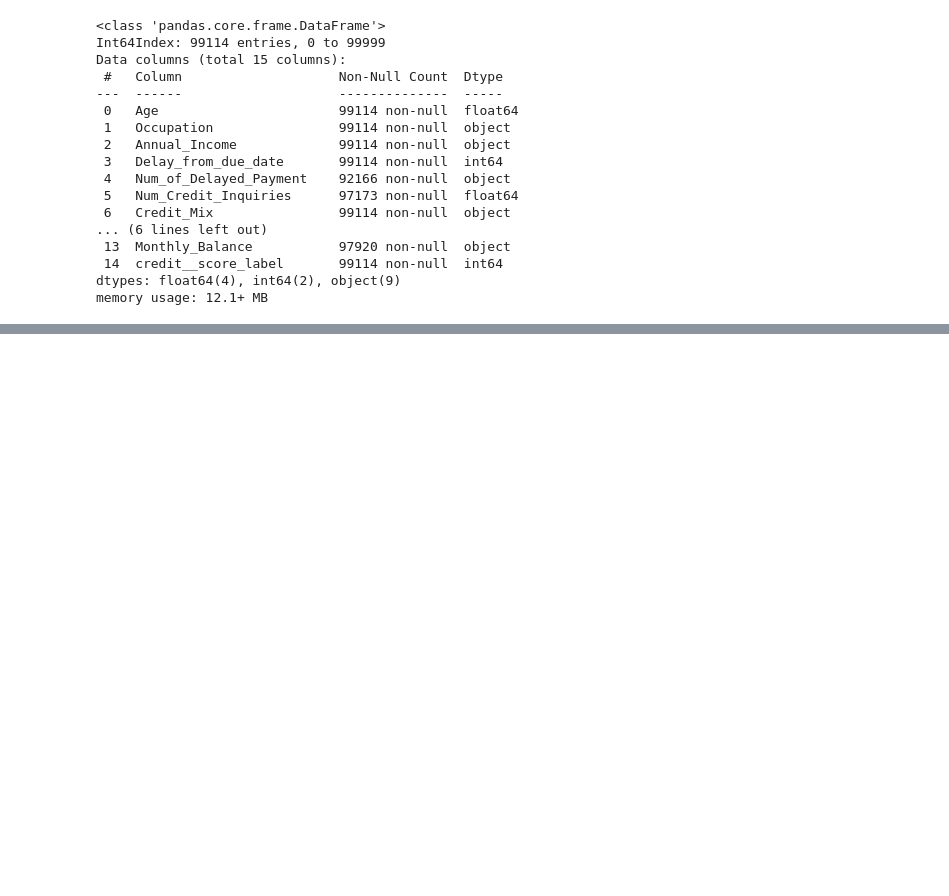
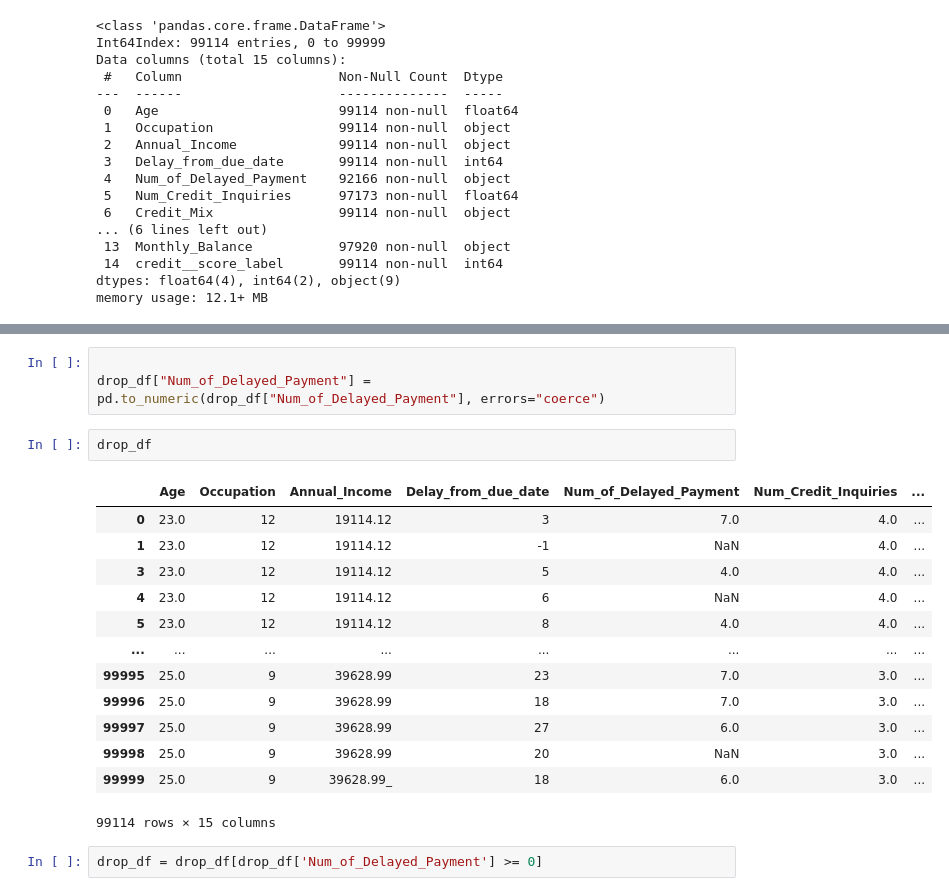
Before and after one commit to 80396-B2/Credit_Score_Prediction, a Jupyter notebook: main.ipynb, the cells around one changed output, grey strips where cells are left out. Saved outputs shown, nothing was run; the diff lists cells and outputs as text; blank space fills up the shorter version.

```diff
--- a/main.ipynb
+++ b/main.ipynb
@@ -545,0 +669,21 @@ memory usage: 12.1+ MB
+# %%
+
+drop_df["Num_of_Delayed_Payment"] = pd.to_numeric(drop_df["Num_of_Delayed_Payment"], errors="coerce")
+# %%
+drop_df
+# %% [output]
+|  | Age | Occupation | Annual_Income | Delay_from_due_date | Num_of_Delayed_Payment | Num_Credit_Inquiries | ... |
+| 0 | 23.0 | 12 | 19114.12 | 3 | 7.0 | 4.0 | ... |
+| 1 | 23.0 | 12 | 19114.12 | -1 | NaN | 4.0 | ... |
+| 3 | 23.0 | 12 | 19114.12 | 5 | 4.0 | 4.0 | ... |
+| 4 | 23.0 | 12 | 19114.12 | 6 | NaN | 4.0 | ... |
+| 5 | 23.0 | 12 | 19114.12 | 8 | 4.0 | 4.0 | ... |
+| ... | ... | ... | ... | ... | ... | ... | ... |
+| 99995 | 25.0 | 9 | 39628.99 | 23 | 7.0 | 3.0 | ... |
+| 99996 | 25.0 | 9 | 39628.99 | 18 | 7.0 | 3.0 | ... |
+| 99997 | 25.0 | 9 | 39628.99 | 27 | 6.0 | 3.0 | ... |
+| 99998 | 25.0 | 9 | 39628.99 | 20 | NaN | 3.0 | ... |
+| 99999 | 25.0 | 9 | 39628.99_ | 18 | 6.0 | 3.0 | ... |
+99114 rows × 15 columns
+# %%
+drop_df = drop_df[drop_df['Num_of_Delayed_Payment'] >= 0]
```
Also changed, not shown: parts of 21 cells of this notebook.
